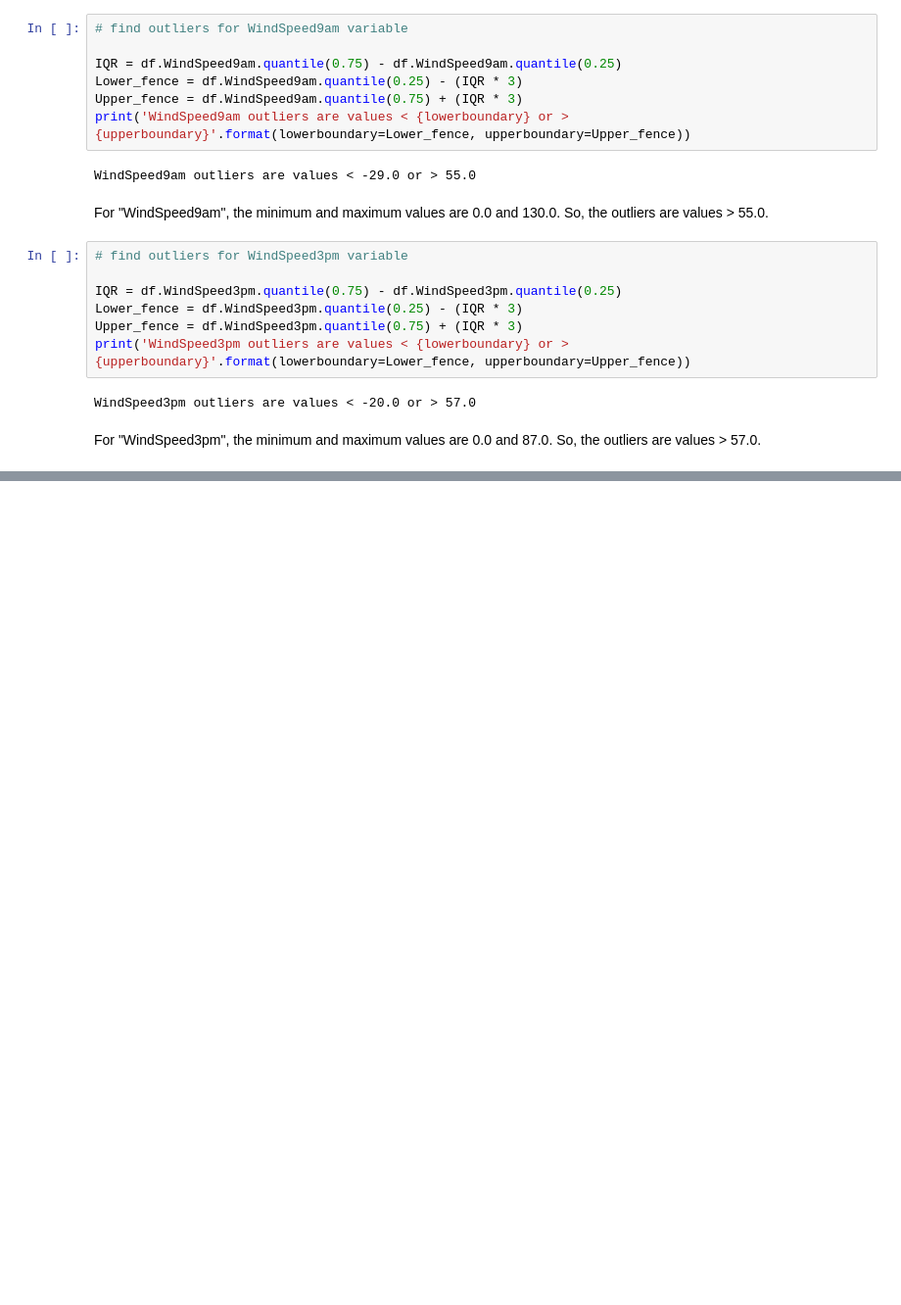
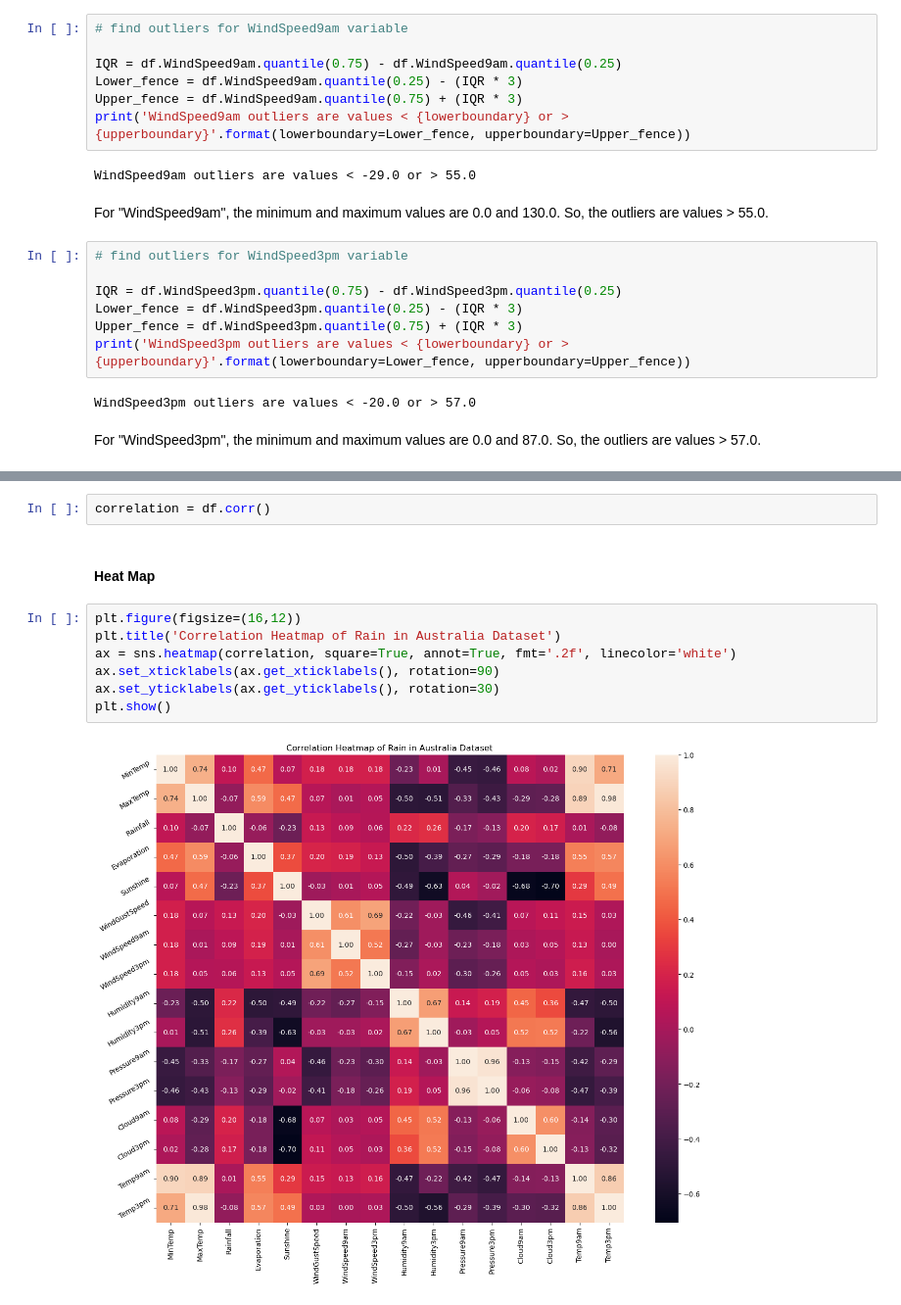
Before and after one commit to AmirMotefaker/myJupyterNotebook, a Jupyter notebook: Rain Prediction in Australia/Rain Prediction in Australia - v3/Rain Prediction in Australia - v3.ipynb, the cells around one changed output, grey strips where cells are left out. Shown at 98% size. Cells and saved outputs as stored; diff of their text form; blank space fills up the shorter version.

Commit message:
Update Rain Prediction in Australia - v3

```diff
--- a/Rain Prediction in Australia/Rain Prediction in Australia - v3/Rain Prediction in Australia - v3.ipynb
+++ b/Rain Prediction in Australia/Rain Prediction in Australia - v3/Rain Prediction in Australia - v3.ipynb
@@ -1014,0 +1022,13 @@ For "WindSpeed3pm", the minimum and maximum values are 0.0 and 87.0. So, the out
+# %%
+correlation = df.corr()
+# %% [markdown]
+#### Heat Map
+# %%
+plt.figure(figsize=(16,12))
+plt.title('Correlation Heatmap of Rain in Australia Dataset')
+ax = sns.heatmap(correlation, square=True, annot=True, fmt='.2f', linecolor='white')
+ax.set_xticklabels(ax.get_xticklabels(), rotation=90)
+ax.set_yticklabels(ax.get_yticklabels(), rotation=30)
+plt.show()
+# %% [output]
+[figure, added]
```
Also changed, not shown: parts of 2 cells of this notebook.
